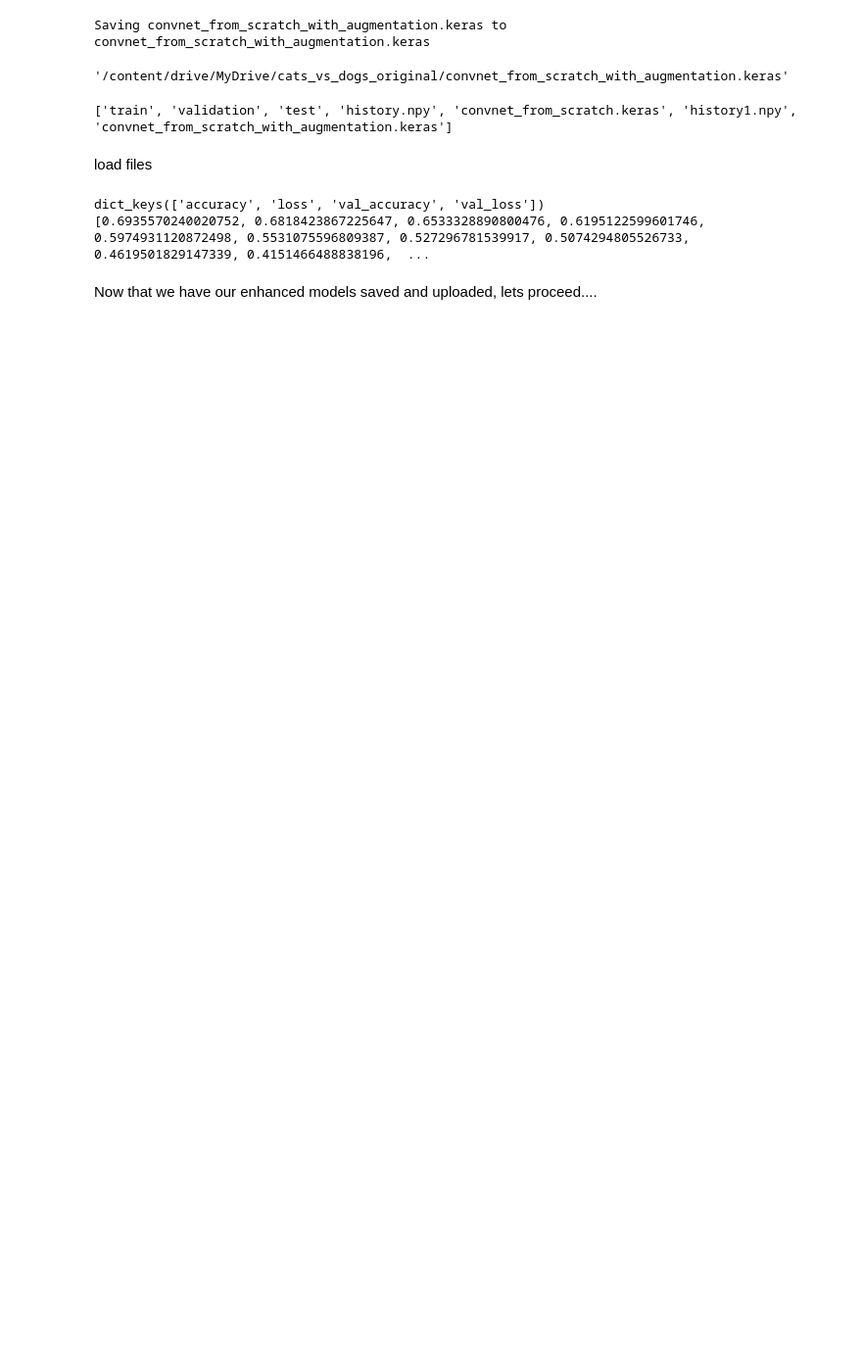
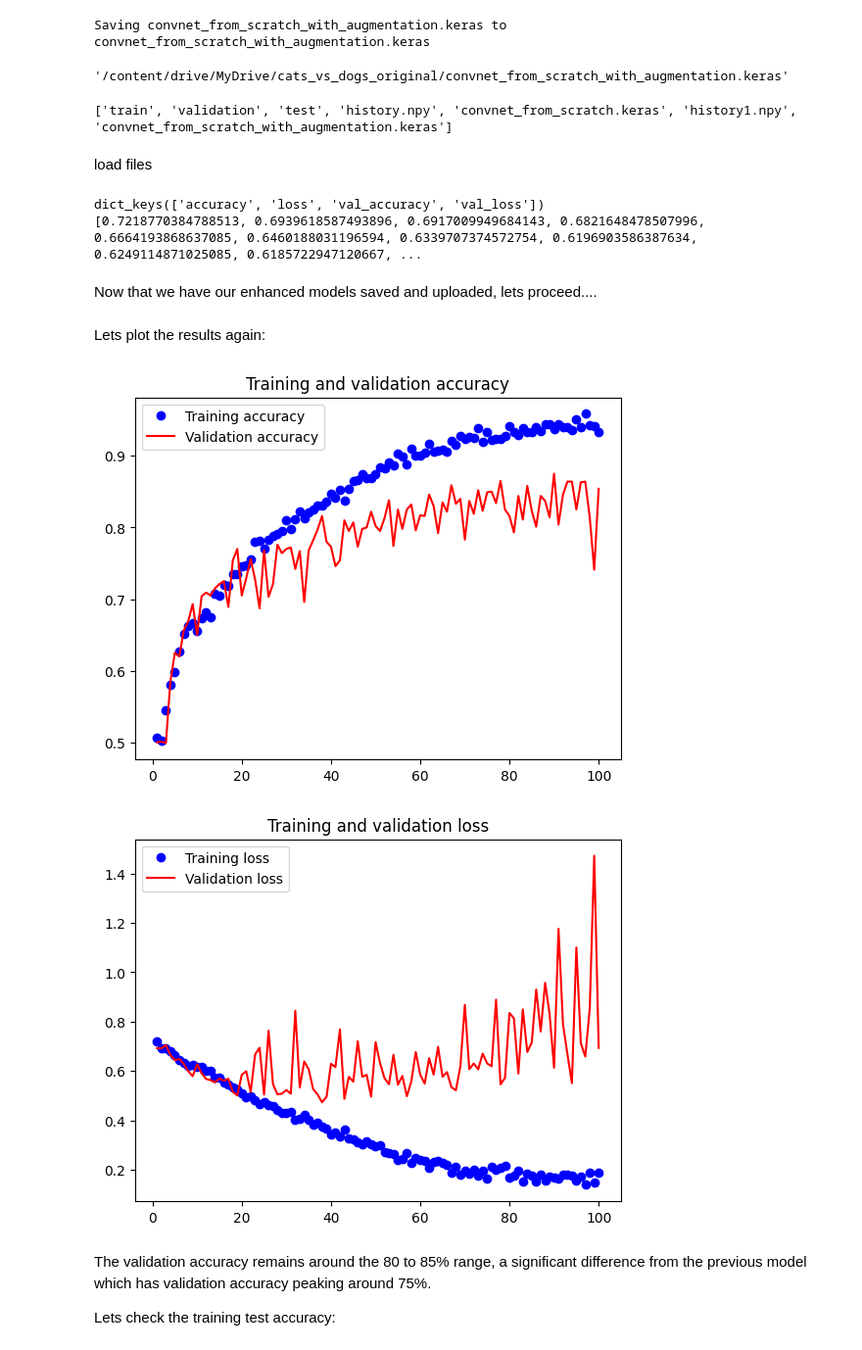
Before and after one commit to Mainasaid/deep-learning-with-python-practice, a Jupyter notebook: convnet.ipynb, the cells around one changed output. Shown at 98% size. Saved outputs shown, nothing was run; the diff lists cells and outputs as text; code cells hidden in the pictures; blank space fills up the shorter version.

Commit message:
plotting the improved model's results and checking its test accuracy

```diff
--- a/convnet.ipynb
+++ b/convnet.ipynb
@@ -717,10 +718,10 @@ load files
 # %%
 # load the history of the model
 history_1_dict = np.load("/content/drive/MyDrive/cats_vs_dogs_original/history1.npy", allow_pickle=True).item()
-print(history_dict.keys())
-print(history_dict['loss'])
+print(history_1_dict.keys())
+print(history_1_dict['loss'])
 # %% [output]
 dict_keys(['accuracy', 'loss', 'val_accuracy', 'val_loss'])
-[0.6935570240020752, 0.6818423867225647, 0.6533328890800476, 0.6195122599601746, 0.5974931120872498, 0.5531075596809387, 0.527296781539917, 0.5074294805526733, 0.4619501829147339, 0.4151466488838196,  ...
+[0.7218770384788513, 0.6939618587493896, 0.6917009949684143, 0.6821648478507996, 0.6664193868637085, 0.6460188031196594, 0.6339707374572754, 0.6196903586387634, 0.6249114871025085, 0.6185722947120667, ...
 # %%
 # load the second model with data augmentation and dropout
@@ -728,2 +729,30 @@ test_model_enhanced = keras.models.load_model("/content/drive/MyDrive/cats_vs_do
 # %% [markdown]
 Now that we have our  enhanced models saved and uploaded, lets proceed....
+# %% [markdown]
+Lets plot the results again:
+# %%
+accuracy = history_1_dict["accuracy"]
+val_accuracy = history_1_dict["val_accuracy"]
+loss = history_1_dict["loss"]
+val_loss = history_1_dict["val_loss"]
+
+epochs = range(1, len(accuracy) + 1)
+
+plt.plot(epochs, accuracy, "bo", label="Training accuracy")
+plt.plot(epochs, val_accuracy, "r", label="Validation accuracy")
+plt.title("Training and validation accuracy")
+plt.legend()
+plt.figure()
+
+plt.plot(epochs, loss, "bo", label="Training loss")
+plt.plot(epochs, val_loss, "r", label="Validation loss")
+plt.title("Training and validation loss")
+plt.legend()
+plt.show()
+# %% [output]
+[figure, added]
+[figure, added]
+# %% [markdown]
+The validation accuracy remains around the 80 to 85% range, a significant difference from the previous model which has validation accuracy peaking around 75%.
+
+Lets check the training test accuracy:
```
Also changed, not shown: parts of 17 cells of this notebook.
